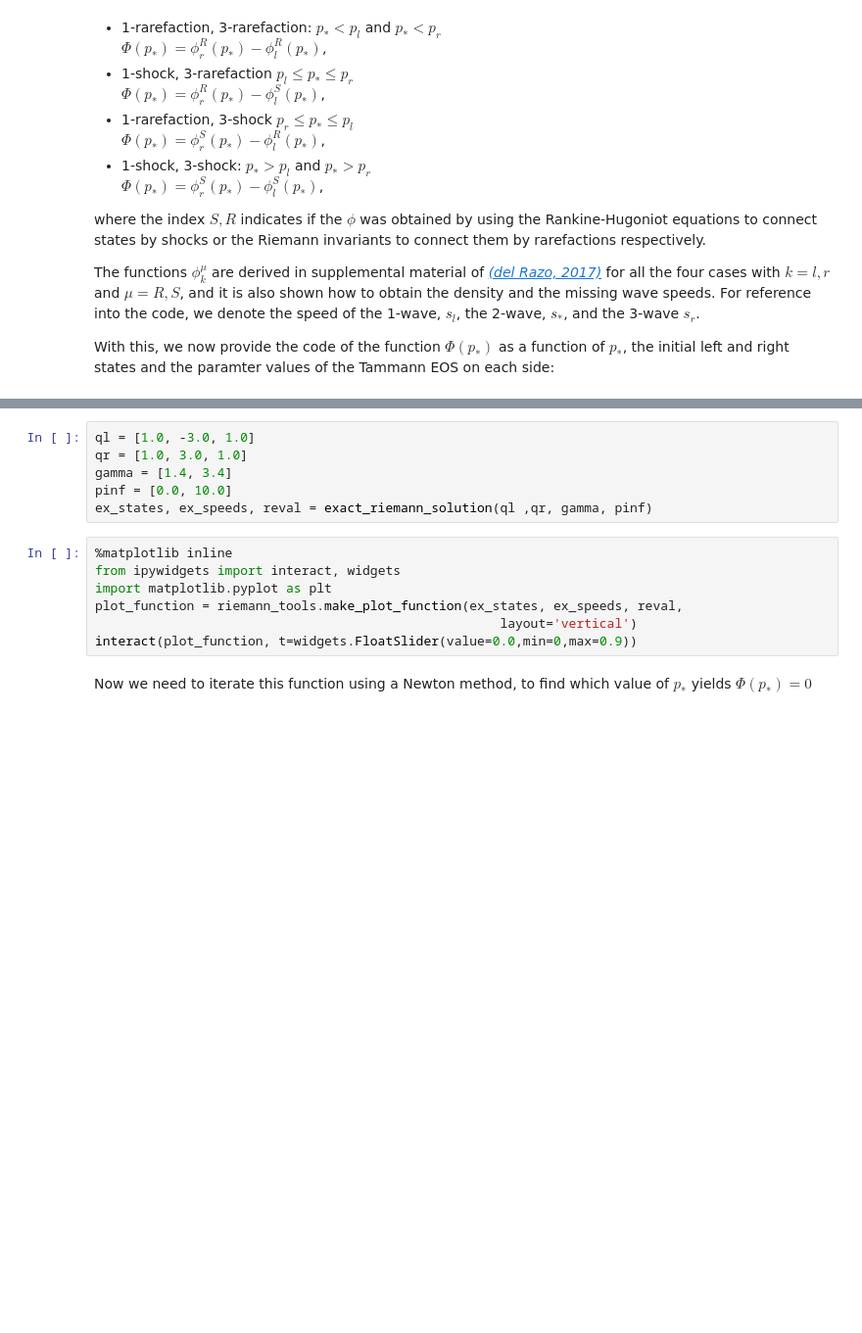
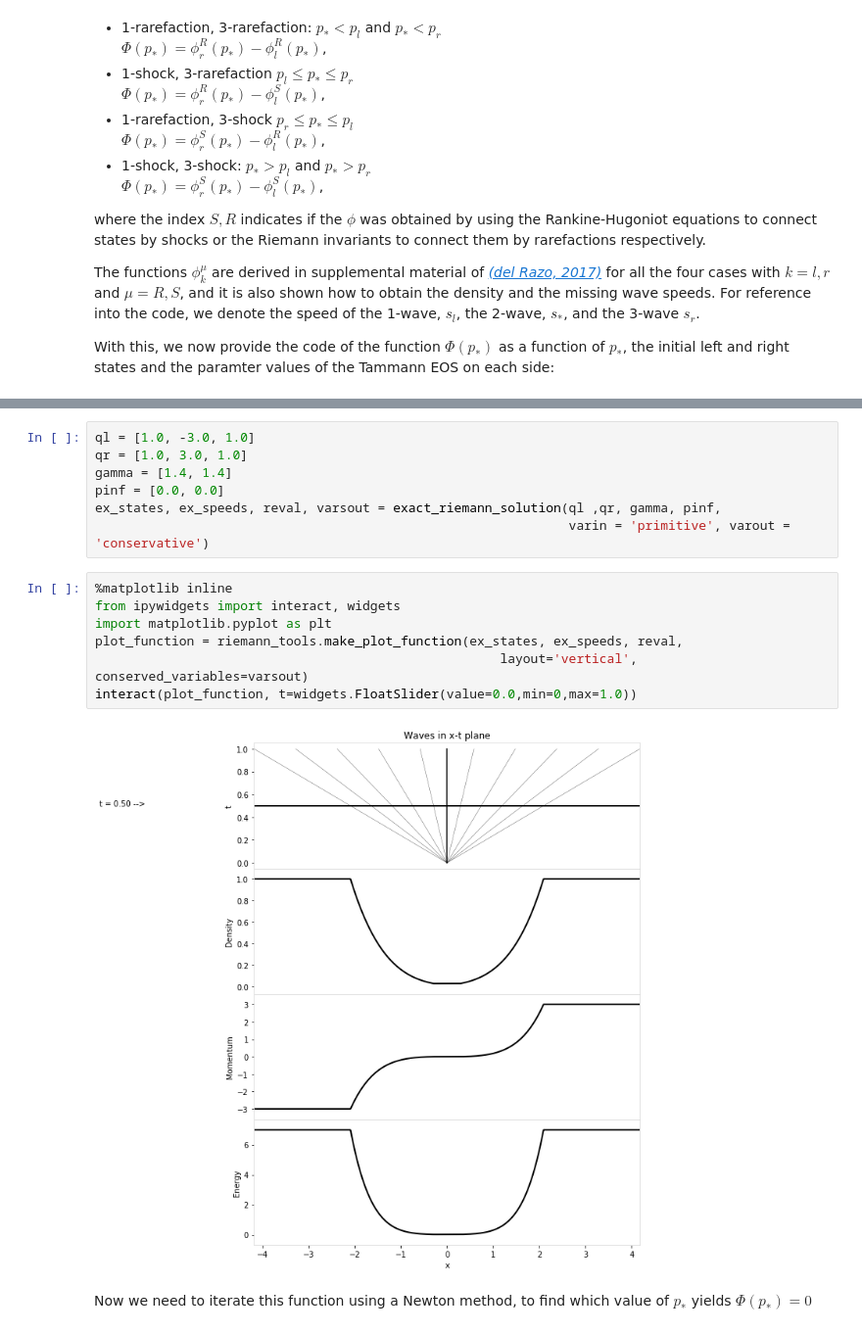
Before and after one commit to clawpack/riemann_book, a Jupyter notebook: Euler_equations_TammannEOS.ipynb, the cells around one changed output, grey strips where cells are left out. Shown: that part at 98% size. Drawn from its saved outputs; the diff is of its cells as text; blank space fills up the shorter version.

```diff
--- a/Euler_equations_TammannEOS.ipynb
+++ b/Euler_equations_TammannEOS.ipynb
@@ -226,16 +264,19 @@ def exact_riemann_solution(ql, qr, gamma, pinf):
 # %%
 ql = [1.0, -3.0, 1.0]
 qr = [1.0, 3.0, 1.0]
-gamma = [1.4, 3.4]
-pinf = [0.0, 10.0]
-ex_states, ex_speeds, reval = exact_riemann_solution(ql ,qr, gamma, pinf)
+gamma = [1.4, 1.4]
+pinf = [0.0, 0.0]
+ex_states, ex_speeds, reval, varsout = exact_riemann_solution(ql ,qr, gamma, pinf,
+                                                              varin = 'primitive', varout = 'conservative')
 # %%
 %matplotlib inline
 from ipywidgets import interact, widgets
 import matplotlib.pyplot as plt
 plot_function = riemann_tools.make_plot_function(ex_states, ex_speeds, reval,
-                                                     layout='vertical')
-interact(plot_function, t=widgets.FloatSlider(value=0.0,min=0,max=0.9))
+                                                     layout='vertical', conserved_variables=varsout)
+interact(plot_function, t=widgets.FloatSlider(value=0.0,min=0,max=1.0))
+# %% [output]
+[figure, added]
 # %% [markdown]
 Now we need to iterate this function using a Newton method, to find which value of $p_*$ yields $\Phi(p_*)=0$
 # %% [markdown]
```
Also changed, not shown: parts of 1 cell of this notebook, 1 other file.
